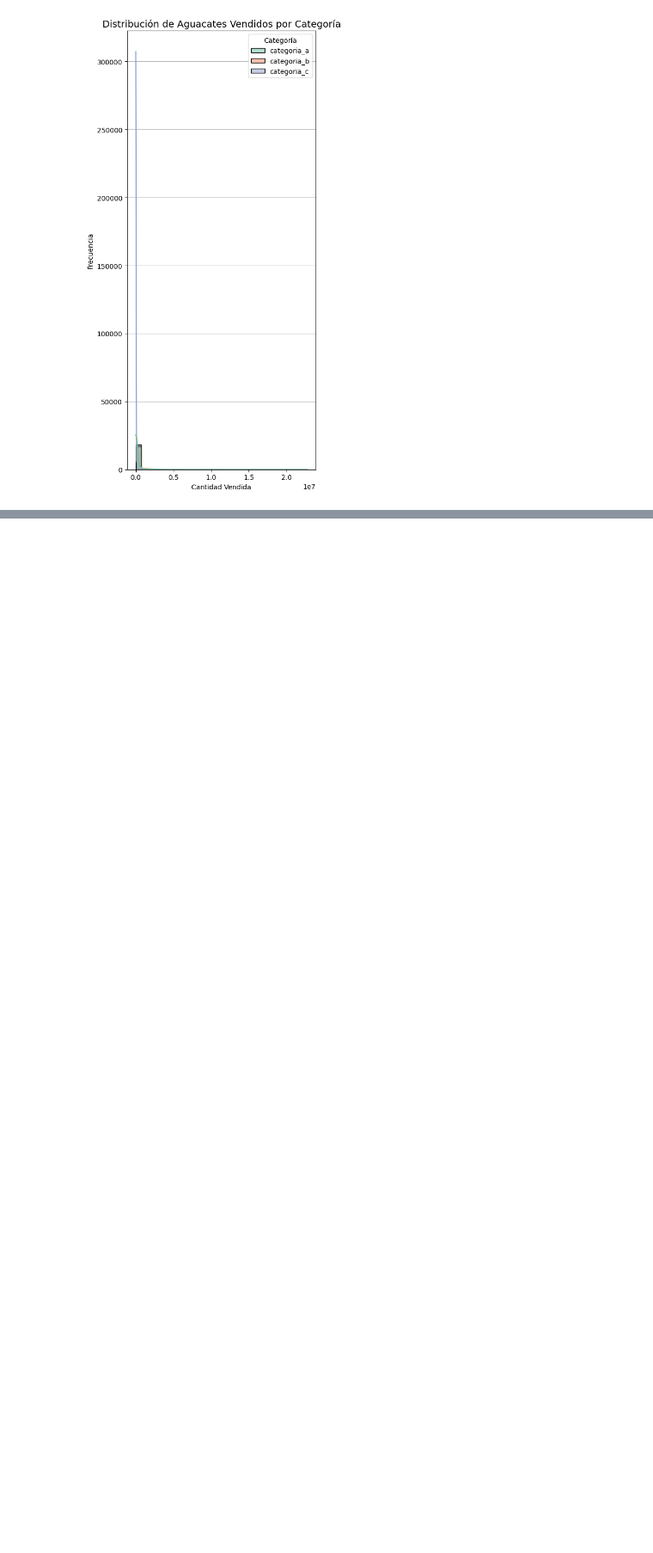
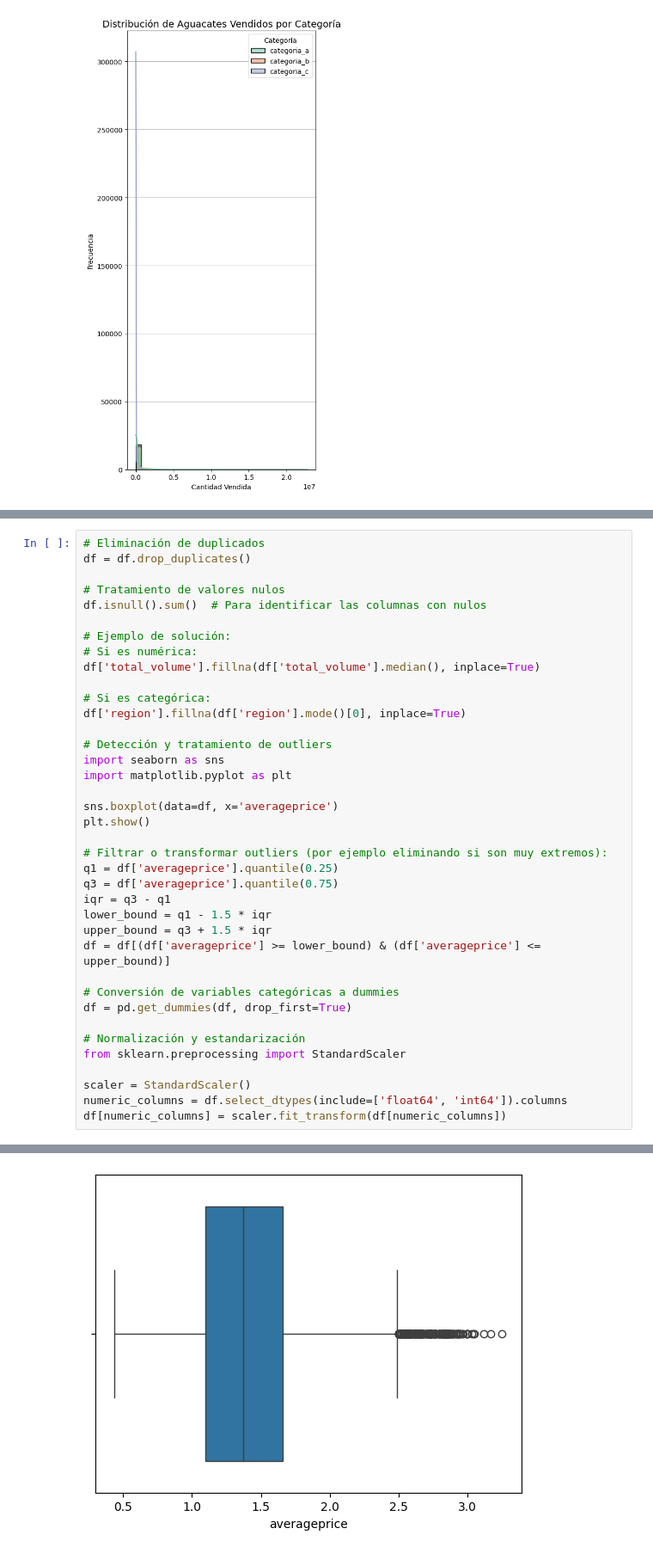
Before and after one commit to lauracoicue/Proyecto2_CDD, a Jupyter notebook: proyecto2.ipynb, the cells around one changed output, grey strips where cells are left out. Shown at 86% size. Drawn from its saved outputs; the diff is of its cells as text; blank space fills up the shorter version.

```diff
--- a/proyecto2.ipynb
+++ b/proyecto2.ipynb
@@ -300,0 +309,39 @@ plt.show()
+# %%
+# Eliminación de duplicados
+df = df.drop_duplicates()
+
+# Tratamiento de valores nulos
+df.isnull().sum()  # Para identificar las columnas con nulos
+
+# Ejemplo de solución:
+# Si es numérica:
+df['total_volume'].fillna(df['total_volume'].median(), inplace=True)
+
+# Si es categórica:
+df['region'].fillna(df['region'].mode()[0], inplace=True)
+
+# Detección y tratamiento de outliers
+import seaborn as sns
+import matplotlib.pyplot as plt
+
+sns.boxplot(data=df, x='averageprice')
+plt.show()
+
+# Filtrar o transformar outliers (por ejemplo eliminando si son muy extremos):
+q1 = df['averageprice'].quantile(0.25)
+q3 = df['averageprice'].quantile(0.75)
+iqr = q3 - q1
+lower_bound = q1 - 1.5 * iqr
+upper_bound = q3 + 1.5 * iqr
+df = df[(df['averageprice'] >= lower_bound) & (df['averageprice'] <= upper_bound)]
+
+# Conversión de variables categóricas a dummies
+df = pd.get_dummies(df, drop_first=True)
+
+# Normalización y estandarización
+from sklearn.preprocessing import StandardScaler
+
+scaler = StandardScaler()
+numeric_columns = df.select_dtypes(include=['float64', 'int64']).columns
+df[numeric_columns] = scaler.fit_transform(df[numeric_columns])
+# %% [output]
@@ -300,0 +360 @@ plt.show()
+[figure, added]
```
Also changed, not shown: parts of 6 cells of this notebook.
